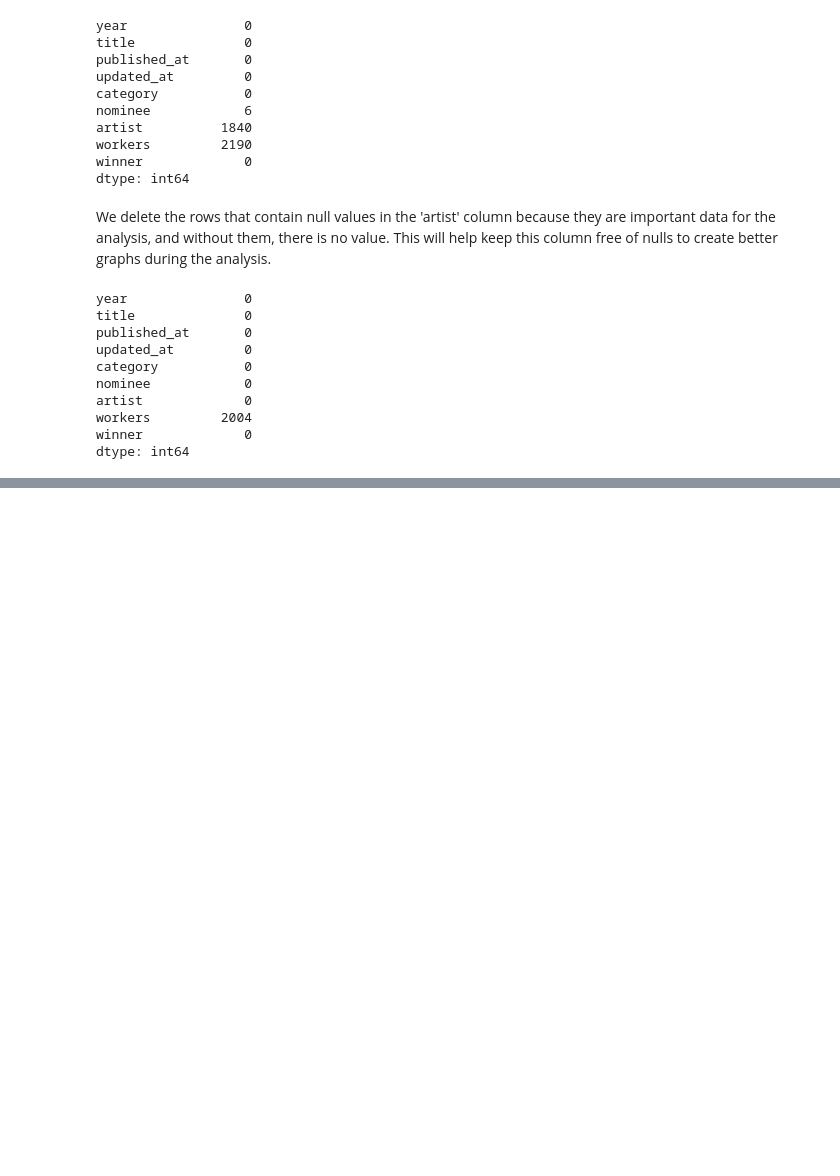
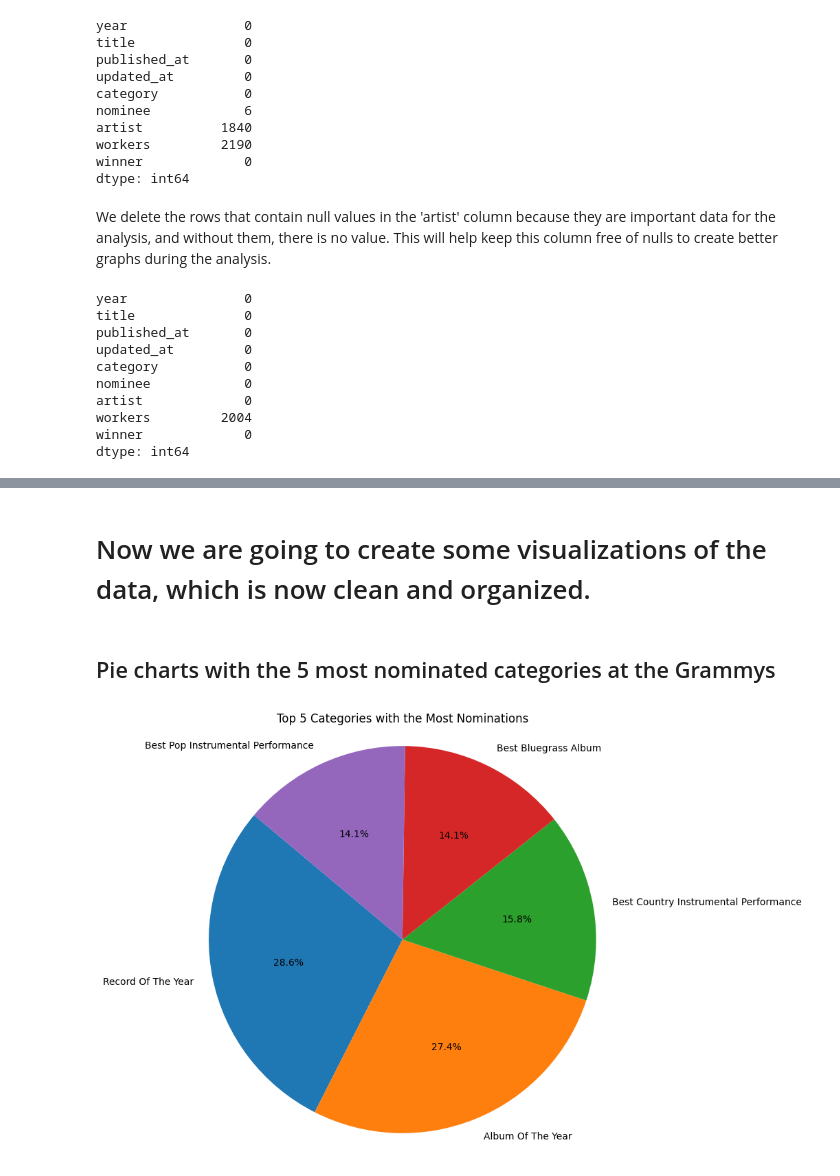
Before and after one commit to 2004santiago/WorkShop-2, a Jupyter notebook: EDA/grammy_EDA.ipynb, the cells around one changed output, grey strips where cells are left out. Saved outputs shown, nothing was run; the diff lists cells and outputs as text; code cells hidden in the pictures; blank space fills up the shorter version.

Commit message:
EDA Grammy Finished, only need update table

```diff
--- a/EDA/grammy_EDA.ipynb
+++ b/EDA/grammy_EDA.ipynb
@@ -80,0 +83,4 @@ dtype: object
+# %%
+df['published_at'] = pd.to_datetime(df['published_at'], utc=True)
+df['updated_at'] = pd.to_datetime(df['updated_at'], utc=True)
+print(df.dtypes)
@@ -166,3 +190,17 @@ None
 
 # finally:
 #     engine.dispose()
+# %% [markdown]
+# Now we are going to create some visualizations of the data, which is now clean and organized.
+# %% [markdown]
+## Pie charts with the 5 most nominated categories at the Grammys
+# %%
+top_categories = df['category'].value_counts().head(5)
+
+plt.figure(figsize=(8, 8))
+plt.pie(top_categories, labels=top_categories.index, autopct='%1.1f%%', startangle=140)
+plt.title('Top 5 Categories with the Most Nominations')
+plt.axis('equal')
+plt.show()
+# %% [output]
+[figure, added]
```
Also changed, not shown: parts of 8 cells of this notebook.
